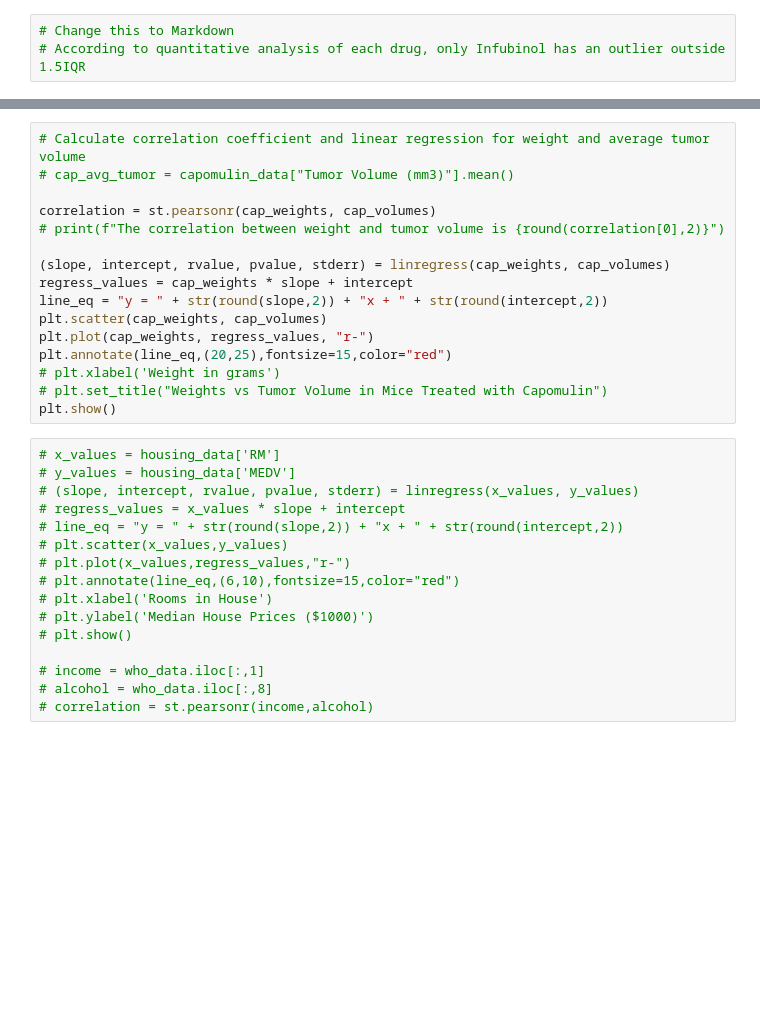
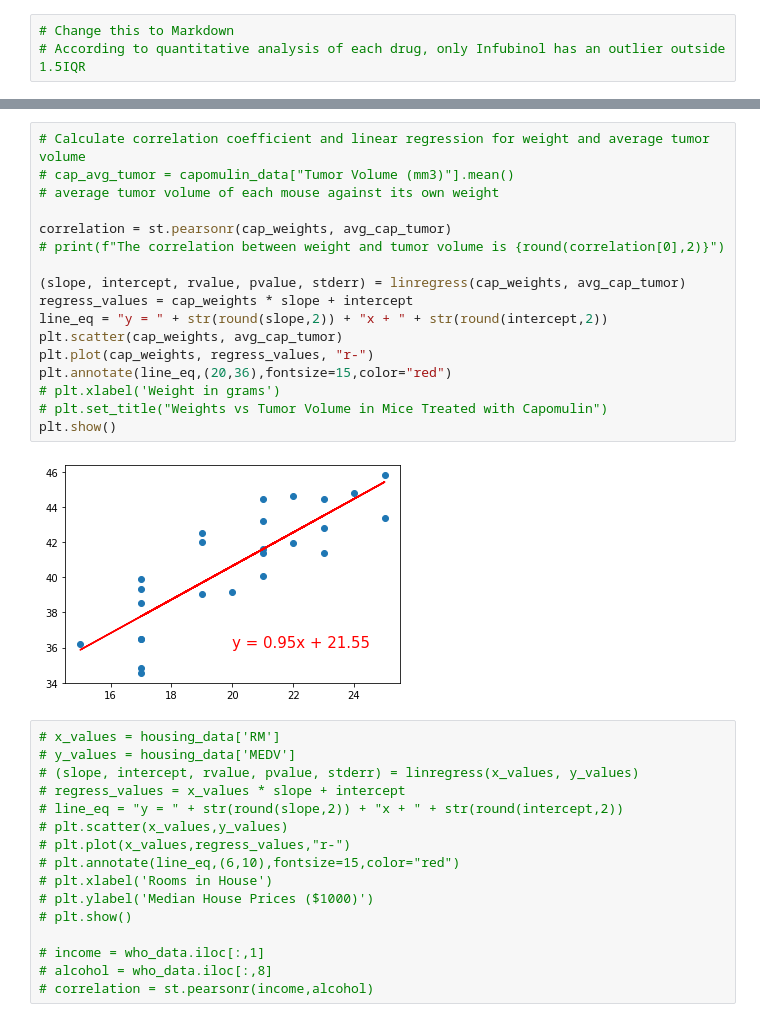
Before and after one commit to mel-c-lowe/MatPlotLib_Homework_05, a Jupyter notebook: Pymaceuticals.ipynb, the cells around one changed output, grey strips where cells are left out. Saved outputs shown, nothing was run; the diff lists cells and outputs as text; blank space fills up the shorter version.

```diff
--- a/Pymaceuticals.ipynb
+++ b/Pymaceuticals.ipynb
@@ -407,19 +504,22 @@ plt.show()
 # %%
 # Calculate correlation coefficient and linear regression for weight and average tumor volume
 # cap_avg_tumor = capomulin_data["Tumor Volume (mm3)"].mean()
+# average tumor volume of each mouse against its own weight
 
-correlation = st.pearsonr(cap_weights, cap_volumes)
+correlation = st.pearsonr(cap_weights, avg_cap_tumor)
 # print(f"The correlation between weight and tumor volume is {round(correlation[0],2)}")
 
-(slope, intercept, rvalue, pvalue, stderr) = linregress(cap_weights, cap_volumes)
+(slope, intercept, rvalue, pvalue, stderr) = linregress(cap_weights, avg_cap_tumor)
 regress_values = cap_weights * slope + intercept
 line_eq = "y = " + str(round(slope,2)) + "x + " + str(round(intercept,2))
-plt.scatter(cap_weights, cap_volumes)
+plt.scatter(cap_weights, avg_cap_tumor)
 plt.plot(cap_weights, regress_values, "r-")
-plt.annotate(line_eq,(20,25),fontsize=15,color="red")
+plt.annotate(line_eq,(20,36),fontsize=15,color="red")
 # plt.xlabel('Weight in grams')
 # plt.set_title("Weights vs Tumor Volume in Mice Treated with Capomulin")
 plt.show()
+# %% [output]
+[figure, added]
 # %%
 # x_values = housing_data['RM']
 # y_values = housing_data['MEDV']
```
Also changed, not shown: parts of 20 cells of this notebook.
